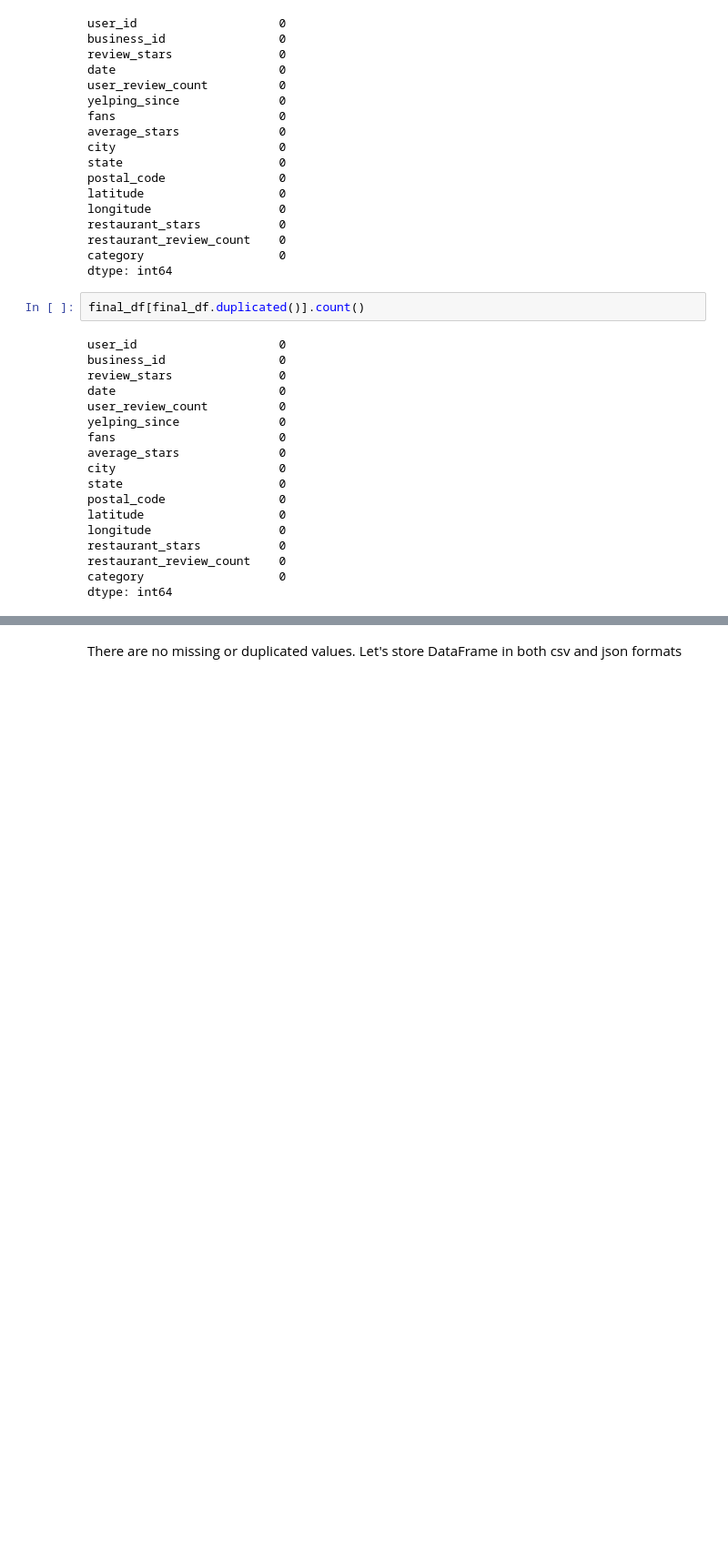
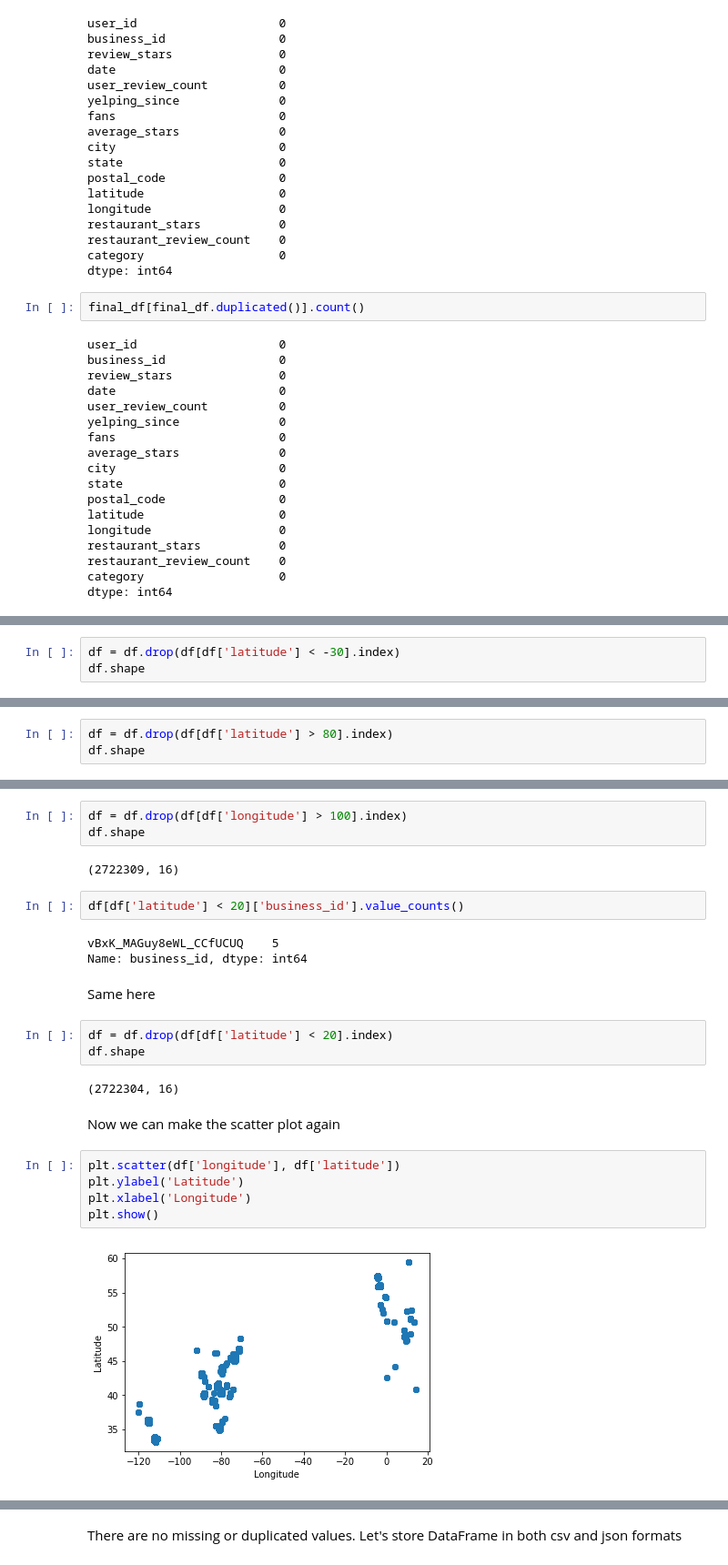
Before and after one commit to jphietala/Yelp-InfoViz, a Jupyter notebook: yelpdata.ipynb, the cells around one changed output, grey strips where cells are left out. Shown at 91% size. Drawn from its saved outputs; the diff is of its cells as text; blank space fills up the shorter version.

```diff
--- a/yelpdata.ipynb
+++ b/yelpdata.ipynb
@@ -585,0 +628,3 @@ dtype: int64
+# %%
+df = df.drop(df[df['latitude'] < -30].index)
+df.shape
@@ -585,0 +640,3 @@ dtype: int64
+# %%
+df = df.drop(df[df['latitude'] > 80].index)
+df.shape
@@ -585,0 +652,26 @@ dtype: int64
+# %%
+df = df.drop(df[df['longitude'] > 100].index)
+df.shape
+# %% [output]
+(2722309, 16)
+# %%
+df[df['latitude'] < 20]['business_id'].value_counts()
+# %% [output]
+vBxK_MAGuy8eWL_CCfUCUQ    5
+Name: business_id, dtype: int64
+# %% [markdown]
+Same here
+# %%
+df = df.drop(df[df['latitude'] < 20].index)
+df.shape
+# %% [output]
+(2722304, 16)
+# %% [markdown]
+Now we can make the scatter plot again
+# %%
+plt.scatter(df['longitude'], df['latitude'])
+plt.ylabel('Latitude')
+plt.xlabel('Longitude')
+plt.show()
+# %% [output]
+[figure, added]
```
Also changed, not shown: parts of 26 cells of this notebook, 1 other file.
